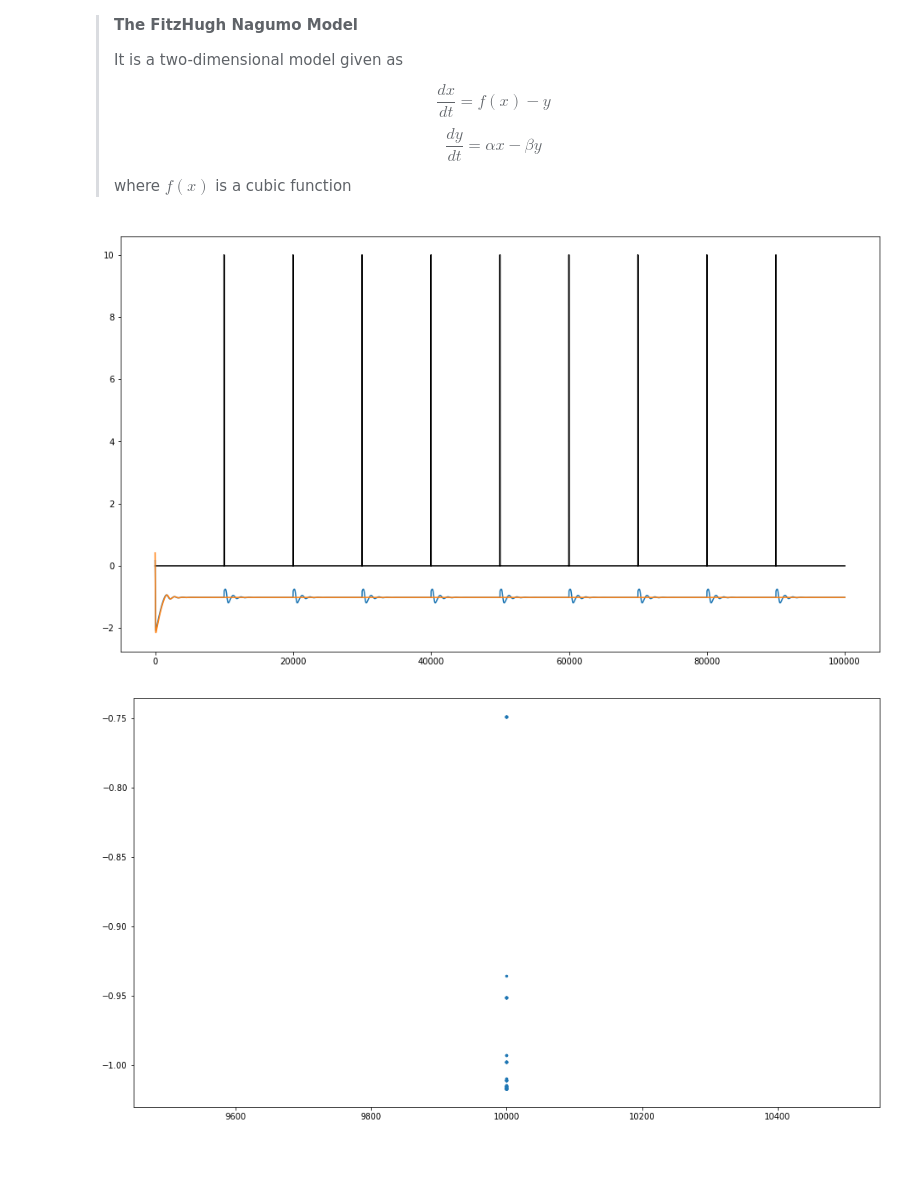
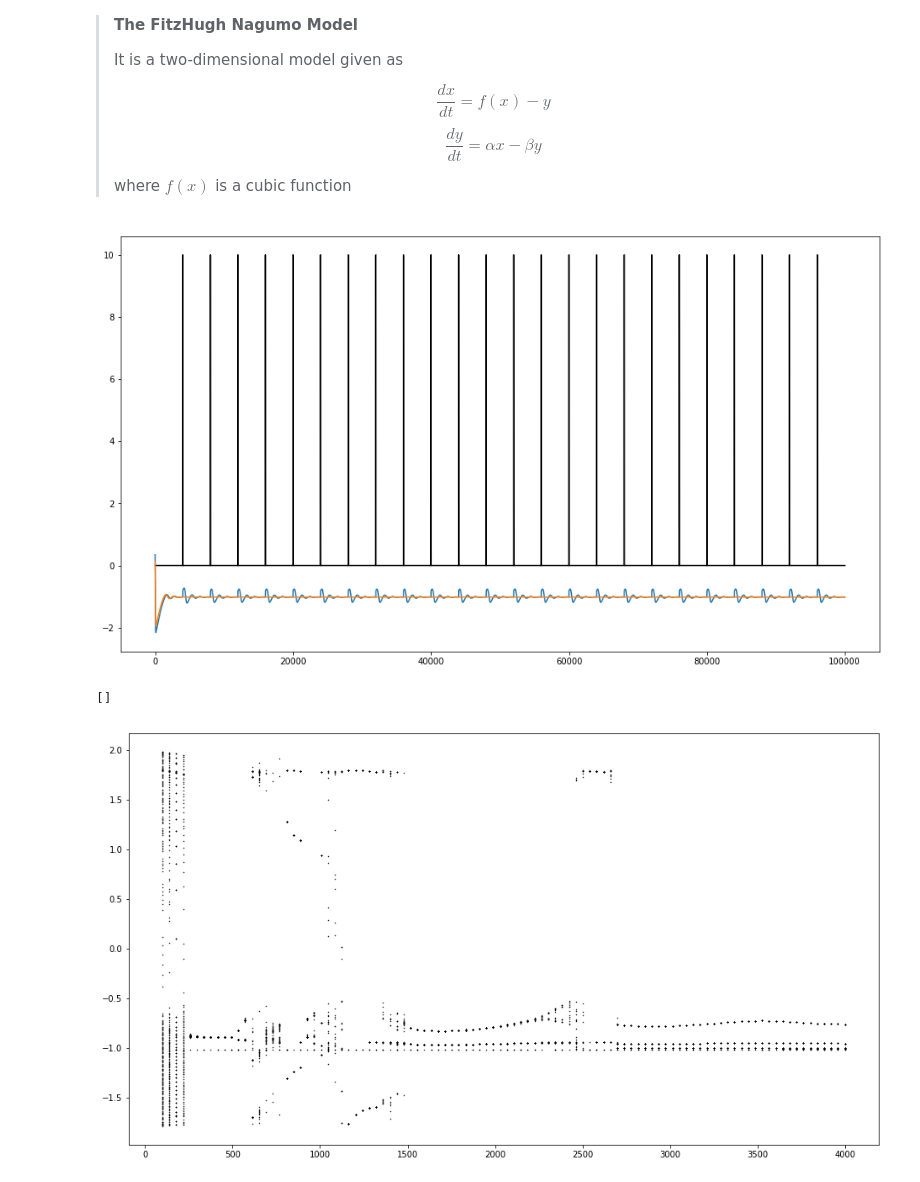
Before and after one commit to arindamsaha1507/ExtremeEvents, a Jupyter notebook: Periodic.ipynb, the cells around one changed output. Saved outputs shown, nothing was run; the diff lists cells and outputs as text; code cells hidden in the pictures; blank space fills up the shorter version.

Commit message:
Added preliminary Bifurcation Plot for Periodic Signal

```diff
--- a/Periodic.ipynb
+++ b/Periodic.ipynb
@@ -64,17 +65,20 @@ def ode_solver(func, tf, dt, z_init, signal, N, A, K):
 # %%
 def find_maximas(dd, threshold=-float('inf'), para=0, osc=0):
     mx = np.array([np.array([para, osc, i, dd[i]]) for i in range(1,len(dd)-1) if dd[i]>max(dd[i-1],dd[i+1])])
-    mx = mx[mx[:,3]>threshold]
+    try:
+        mx = mx[mx[:,3]>threshold]
+    except:
+#         print(mx)
     return mx
 # %%
 seed = 1234
 
-np.random.seed(seed)
+np.random.seed()
 
 tf = 100000
 dt = 1
 N = 2
-pert_freq = 10000
+pert_freq = 4000
 
 ss = np.zeros(int(tf/dt))
 
@@ -95,20 +99,20 @@ for i in range(N):
     plt.plot(d[:,2*i])
 plt.show()
 # %% [output]
-[figure, old version]
+[figure, new version]
 # %%
 bif_data = np.empty((0,4))
 
-for bif_para in tqdm(np.arange(10000,10001,100)):
+for bif_para in tqdm(np.linspace(100,4000,100)):
 
     seed = 1234
-    np.random.seed(seed)
+    np.random.seed()
 
-    tf = 100000
+    tf = 40000
     dt = 1
     N = 2
-    pert_freq = bif_para
-    transience = 1000
+    pert_freq = int(bif_para)
+    transience = 10000
 
     ss = np.zeros(int(tf/dt))
     for i in range(int(tf/dt)):
@@ -121,14 +125,17 @@ for bif_para in tqdm(np.arange(10000,10001,100)):
 
     for i in range(N):
         d = d[transience:]
-        current_data = find_maximas(d[:,2*i], threshold=-2, para=bif_para, osc=i)
-        if np.shape(current_data) == (0,4):
+        current_data = find_maximas(d[:,2*i], threshold=-2, para=int(bif_para), osc=i)
+        if len(current_data) == 0:
             pass
         else:
             bif_data = np.append(bif_data,current_data,axis=0)
+# %% [output]
+[]
 # %%
+%matplotlib inline
 plt.figure(figsize=(16,9))
-plt.plot(bif_data[:,0], bif_data[:,3], '.', ms=5)
+plt.plot(bif_data[:,0], bif_data[:,3], '.k', ms=1)
 plt.show()
 # %% [output]
-[figure, old version]
+[figure, new version]
```
Also changed, not shown: parts of 1 cell of this notebook.
